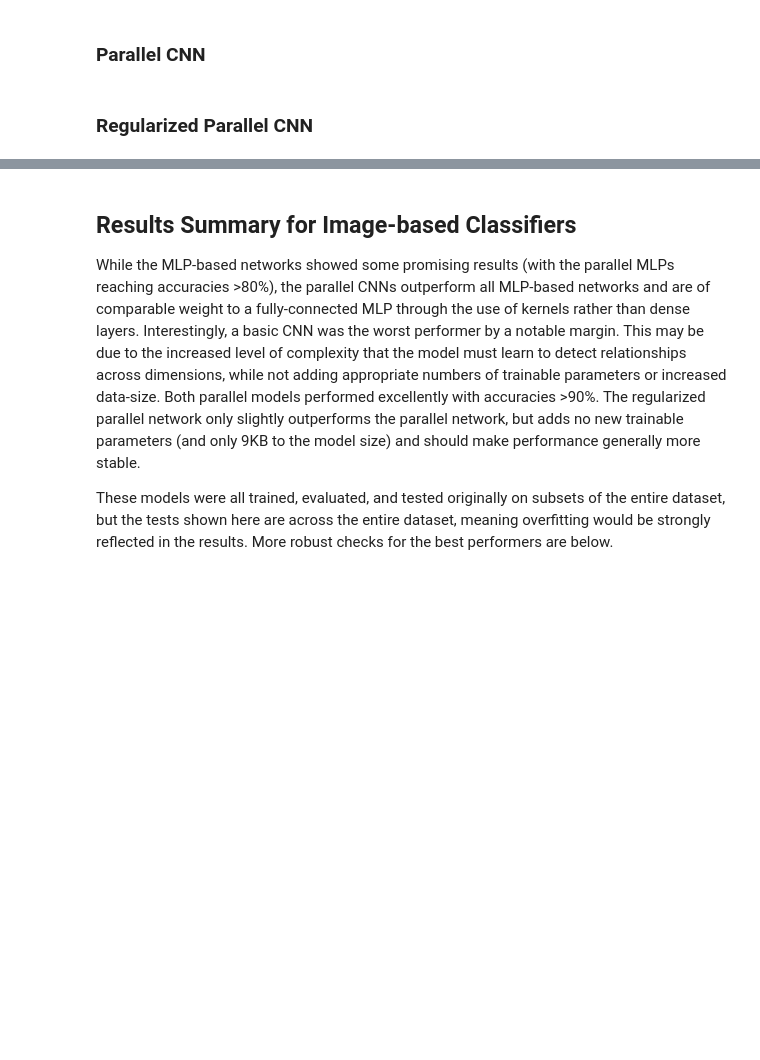
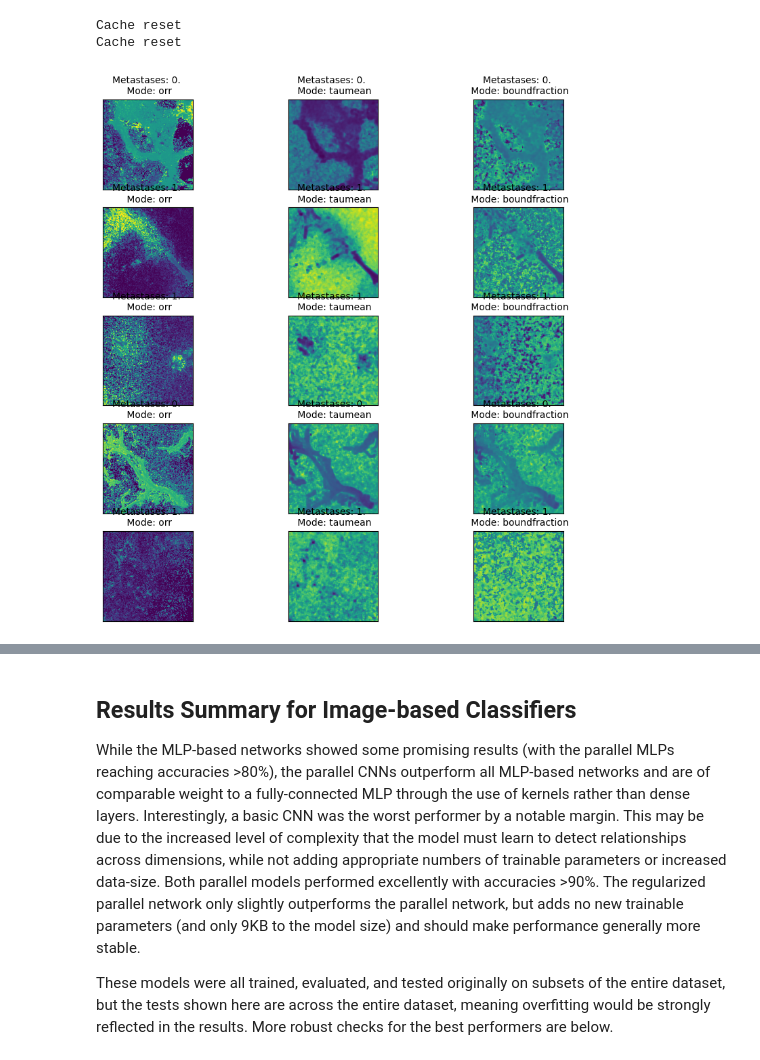
Before and after one commit to jiversivers/nsclc, a Jupyter notebook: model_tests.ipynb, the cells around one changed output, grey strips where cells are left out. Saved outputs shown, nothing was run; the diff lists cells and outputs as text; code cells hidden in the pictures; blank space fills up the shorter version.

```diff
--- a/model_tests.ipynb
+++ b/model_tests.ipynb
@@ -121,2 +0,0 @@ print(f'Accuracy over whole dataset: {100*correct / len(data):.2f}%')
-# %% [markdown]
-### Parallel CNN
@@ -141,2 +0,0 @@ print(f'Accuracy over whole dataset: {100*correct / len(data):.2f}%')
-# %% [markdown]
-### Regularized Parallel CNN
@@ -160,0 +12,10 @@ print(f'Accuracy over whole dataset: {100*correct / len(data):.2f}%')
+# %%
+# Load dataset
+data = NSCLCDataset('E:\\NSCLC Data - PMD', ['orr', 'taumean', 'boundfraction'], label='M', mask_on=False)
+data.normalize_channels_to_max()
+data.augment()
+data.show_random()
+# %% [output]
+Cache reset
+Cache reset
+[figure, added]
```
Also changed, not shown: parts of 80 cells of this notebook.
